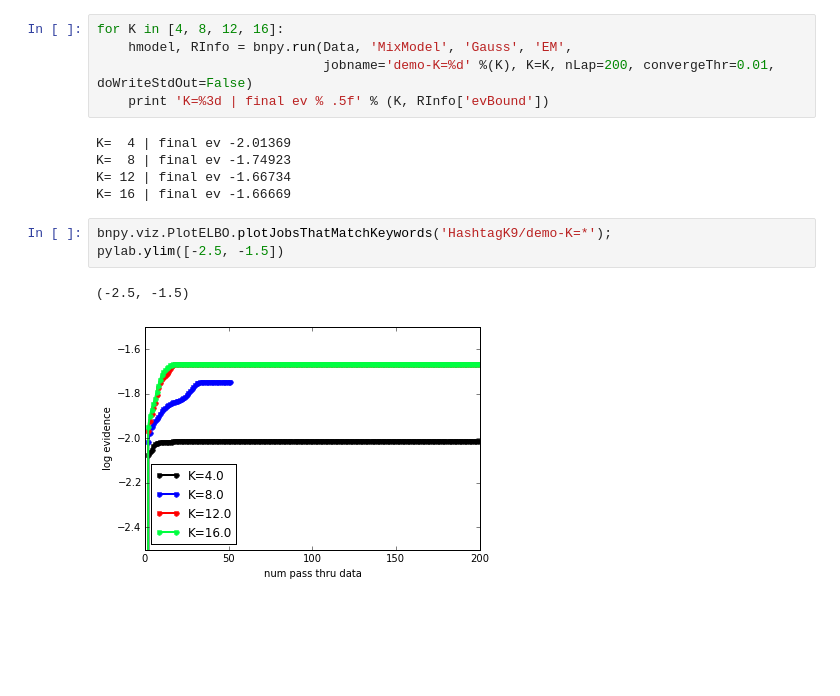
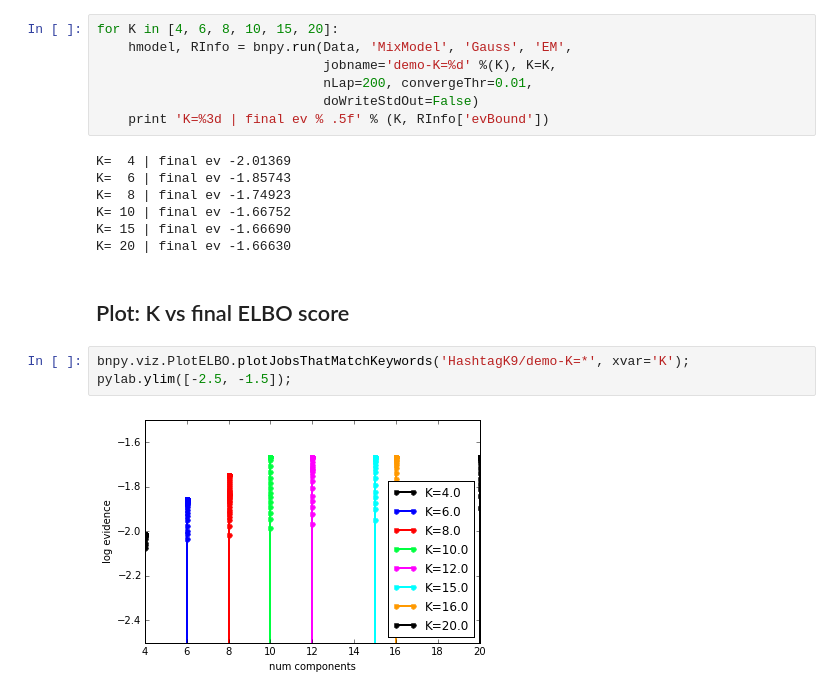
Before and after one commit to co2meal/-bnpy-dev, a Jupyter notebook: demos/Demo-HashtagK9.ipynb, the cells around one changed output. Saved outputs shown, nothing was run; the diff lists cells and outputs as text; blank space fills up the shorter version.

```diff
--- a/demos/Demo-HashtagK9.ipynb
+++ b/demos/Demo-HashtagK9.ipynb
@@ -48,16 +72,21 @@ pylab.axis('image'); pylab.xlim([-10, 10]);
 # %%
-for K in [4, 8, 12, 16]:
+for K in [4, 6, 8, 10, 15, 20]:
     hmodel, RInfo = bnpy.run(Data, 'MixModel', 'Gauss', 'EM',
-                             jobname='demo-K=%d' %(K), K=K, nLap=200, convergeThr=0.01, doWriteStdOut=False)
+                             jobname='demo-K=%d' %(K), K=K,
+                             nLap=200, convergeThr=0.01,
+                             doWriteStdOut=False)
     print 'K=%3d | final ev % .5f' % (K, RInfo['evBound'])
 # %% [output]
 K=  4 | final ev -2.01369
+K=  6 | final ev -1.85743
 K=  8 | final ev -1.74923
-K= 12 | final ev -1.66734
-K= 16 | final ev -1.66669
+K= 10 | final ev -1.66752
+K= 15 | final ev -1.66690
+K= 20 | final ev -1.66630
+# %% [markdown]
+## Plot: K vs final ELBO score
 # %%
-bnpy.viz.PlotELBO.plotJobsThatMatchKeywords('HashtagK9/demo-K=*');
-pylab.ylim([-2.5, -1.5])
+bnpy.viz.PlotELBO.plotJobsThatMatchKeywords('HashtagK9/demo-K=*', xvar='K');
+pylab.ylim([-2.5, -1.5]);
 # %% [output]
-(-2.5, -1.5)
-[figure, old version]
+[figure, new version]
```
Also changed, not shown: parts of 11 cells of this notebook, 3 other files.
